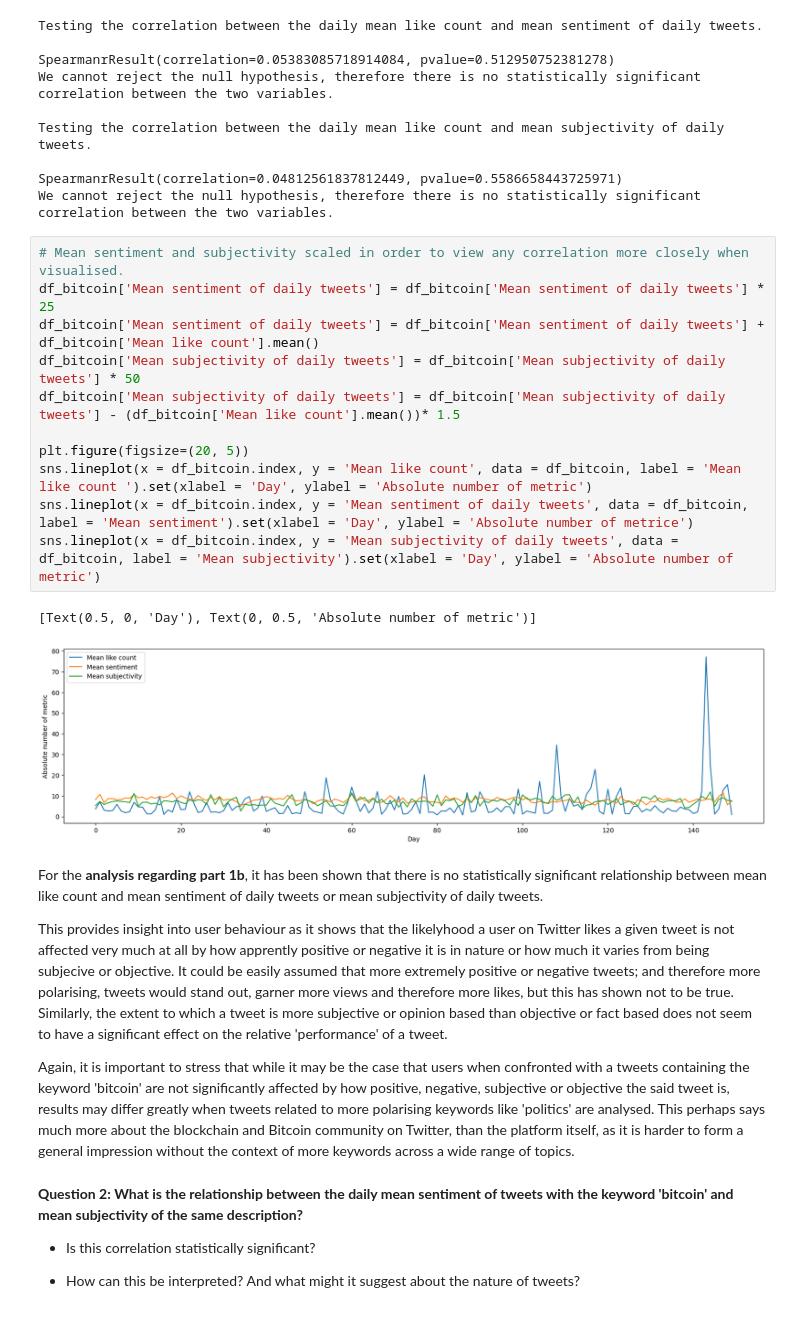
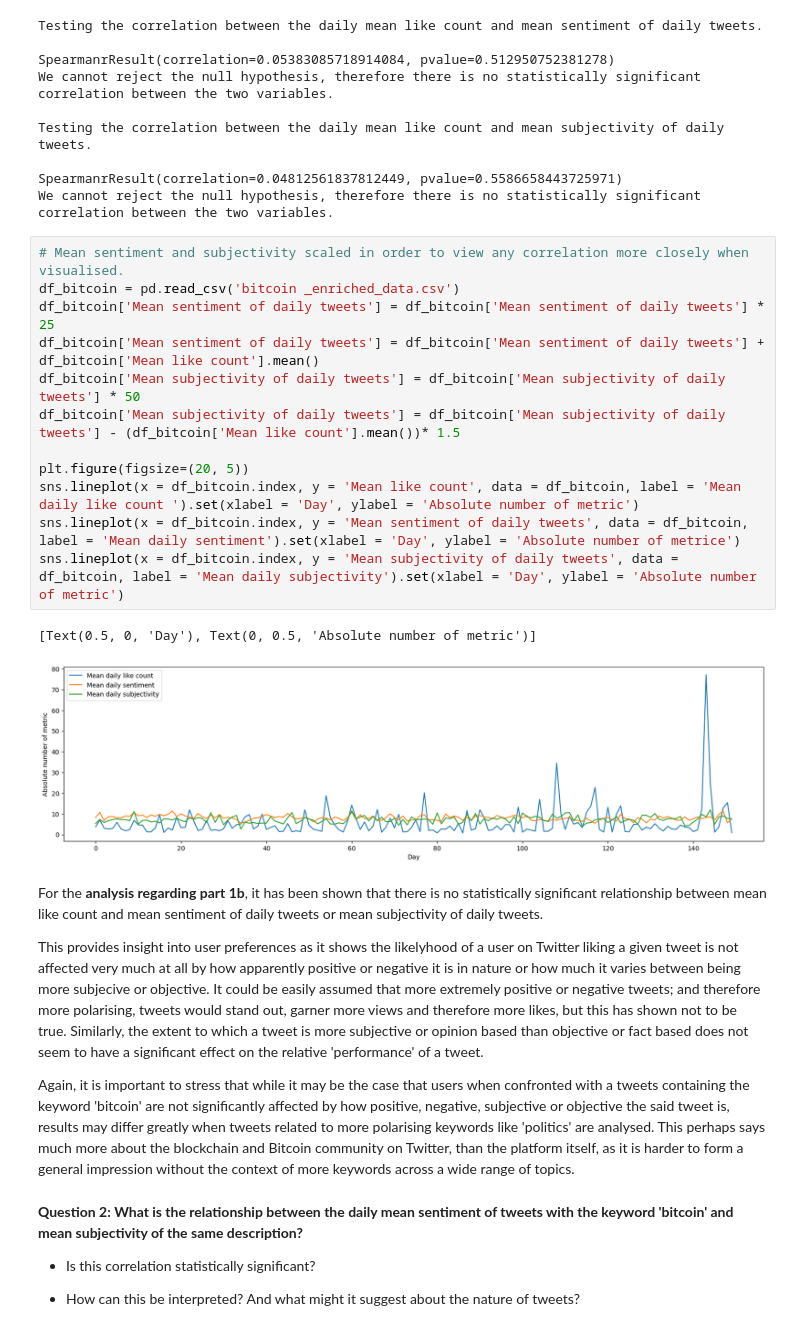
Before and after one commit to MurasatoNaoya/Proof-of-Concept-Banking-System-and-BTC-Market-Price-Tracking-Sentiment-Analysis-Projects, a Jupyter notebook: Courseworks/Part 2/SDPA_p2.ipynb, the cells around one changed output. Cells and saved outputs as stored; diff of their text form.

```diff
--- a/Courseworks/Part 2/SDPA_p2.ipynb
+++ b/Courseworks/Part 2/SDPA_p2.ipynb
@@ -421,22 +506,23 @@ SpearmanrResult(correlation=0.04812561837812449, pvalue=0.5586658443725971)
 We cannot reject the null hypothesis, therefore there is no statistically significant correlation between the two variables.
 # %%
 # Mean sentiment and subjectivity scaled in order to view any correlation more closely when visualised.
+df_bitcoin = pd.read_csv('bitcoin _enriched_data.csv')
 df_bitcoin['Mean sentiment of daily tweets'] = df_bitcoin['Mean sentiment of daily tweets'] * 25
 df_bitcoin['Mean sentiment of daily tweets'] = df_bitcoin['Mean sentiment of daily tweets'] + df_bitcoin['Mean like count'].mean()
 df_bitcoin['Mean subjectivity of daily tweets'] = df_bitcoin['Mean subjectivity of daily tweets'] * 50
 df_bitcoin['Mean subjectivity of daily tweets'] = df_bitcoin['Mean subjectivity of daily tweets'] - (df_bitcoin['Mean like count'].mean())* 1.5
 
 plt.figure(figsize=(20, 5))
-sns.lineplot(x = df_bitcoin.index, y = 'Mean like count', data = df_bitcoin, label = 'Mean like count ').set(xlabel = 'Day', ylabel = 'Absolute number of metric')
-sns.lineplot(x = df_bitcoin.index, y = 'Mean sentiment of daily tweets', data = df_bitcoin, label = 'Mean sentiment').set(xlabel = 'Day', ylabel = 'Absolute number of metrice')
-sns.lineplot(x = df_bitcoin.index, y = 'Mean subjectivity of daily tweets', data = df_bitcoin, label = 'Mean subjectivity').set(xlabel = 'Day', ylabel = 'Absolute number of metric')
+sns.lineplot(x = df_bitcoin.index, y = 'Mean like count', data = df_bitcoin, label = 'Mean daily like count ').set(xlabel = 'Day', ylabel = 'Absolute number of metric')
+sns.lineplot(x = df_bitcoin.index, y = 'Mean sentiment of daily tweets', data = df_bitcoin, label = 'Mean daily sentiment').set(xlabel = 'Day', ylabel = 'Absolute number of metrice')
+sns.lineplot(x = df_bitcoin.index, y = 'Mean subjectivity of daily tweets', data = df_bitcoin, label = 'Mean daily subjectivity').set(xlabel = 'Day', ylabel = 'Absolute number of metric')
 # %% [output]
 [Text(0.5, 0, 'Day'), Text(0, 0.5, 'Absolute number of metric')]
-[figure, old version]
+[figure, new version]
 # %% [markdown]
 For the **analysis regarding part 1b**, it has been shown that there is no statistically significant relationship between mean like count and mean sentiment of daily tweets or mean subjectivity of daily tweets.
 
-This provides insight into user behaviour as it shows that the likelyhood a user on Twitter likes a given tweet is not affected very much at all by how apprently positive or negative it is in nature or how much it varies from being subjecive or objective. It could be easily assumed that more extremely positive or negative tweets; and therefore more polarising, tweets would stand out, garner more views and therefore more likes, but this has shown not to be true. Similarly, the extent to which a tweet is more subjective or opinion based than objective or fact based does not seem to have a significant effect on the relative 'performance' of a tweet.
+This provides insight into user preferences as it shows the likelyhood of a user on Twitter liking a given tweet is not affected very much at all by how apparently positive or negative it is in nature or how much it varies between being more subjecive or objective. It could be easily assumed that more extremely positive or negative tweets; and therefore more polarising, tweets would stand out, garner more views and therefore more likes, but this has shown not to be true. Similarly, the extent to which a tweet is more subjective or opinion based than objective or fact based does not seem to have a significant effect on the relative 'performance' of a tweet.
 
 Again, it is important to stress that while it may be the case that users when confronted with a tweets containing the keyword 'bitcoin' are not significantly affected by how positive, negative, subjective or objective the said tweet is, results may differ greatly when tweets related to more polarising keywords like 'politics' are analysed. This perhaps says much more about the blockchain and Bitcoin community on Twitter, than the platform itself, as it is harder to form a general impression without the context of more keywords across a wide range of topics.
 # %% [markdown]
```
Also changed, not shown: parts of 17 cells of this notebook.
